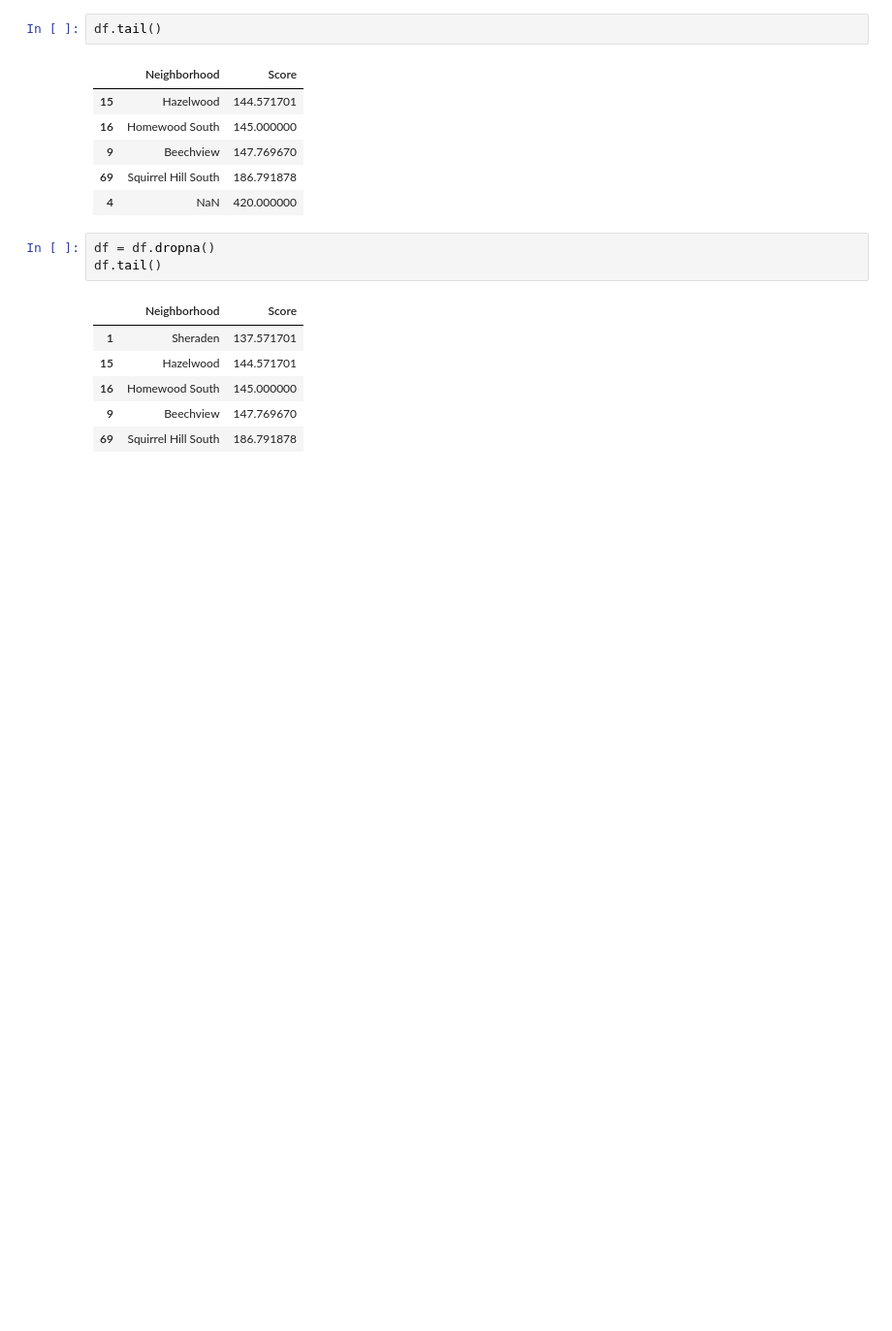
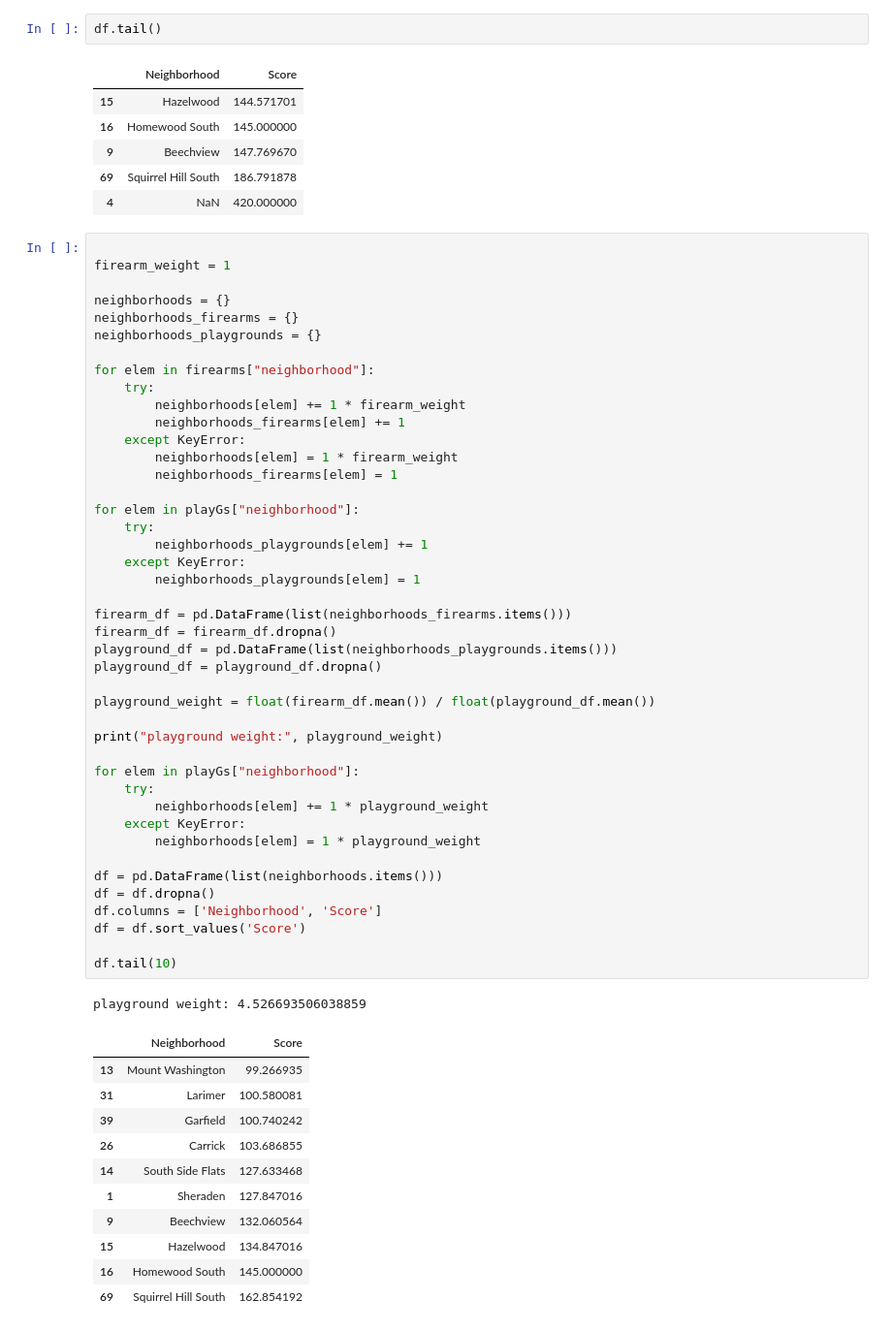
Before and after one commit to djb179/Playground-Penguins, a Jupyter notebook: main.ipynb, the cells around one changed output. Shown: that part at 97% size. Saved outputs shown, nothing was run; the diff lists cells and outputs as text; blank space fills up the shorter version.

```diff
--- a/main.ipynb
+++ b/main.ipynb
@@ -93,13 +93,59 @@ df.tail()
 | 9 | Beechview | 147.769670 |
 | 69 | Squirrel Hill South | 186.791878 |
 | 4 | NaN | 420.000000 |
-# %%
-df = df.dropna()
-df.tail()
-# %% [output]
-|  | Neighborhood | Score |
-| 1 | Sheraden | 137.571701 |
-| 15 | Hazelwood | 144.571701 |
-| 16 | Homewood South | 145.000000 |
-| 9 | Beechview | 147.769670 |
-| 69 | Squirrel Hill South | 186.791878 |
+# %%
+
+firearm_weight = 1
+
+neighborhoods = {}
+neighborhoods_firearms = {}
+neighborhoods_playgrounds = {}
+
+for elem in firearms["neighborhood"]:
+    try:
+        neighborhoods[elem] += 1 * firearm_weight
+        neighborhoods_firearms[elem] += 1
+    except KeyError:
+        neighborhoods[elem] = 1 * firearm_weight
+        neighborhoods_firearms[elem] = 1
+
+for elem in playGs["neighborhood"]:
+    try:
+        neighborhoods_playgrounds[elem] += 1
+    except KeyError:
+        neighborhoods_playgrounds[elem] = 1
+
+firearm_df = pd.DataFrame(list(neighborhoods_firearms.items()))
+firearm_df = firearm_df.dropna()
+playground_df = pd.DataFrame(list(neighborhoods_playgrounds.items()))
+playground_df = playground_df.dropna()
+
+playground_weight = float(firearm_df.mean()) / float(playground_df.mean())
+
+print("playground weight:", playground_weight)
+
+for elem in playGs["neighborhood"]:
+    try:
+        neighborhoods[elem] += 1 * playground_weight
+    except KeyError:
+        neighborhoods[elem] = 1 * playground_weight
+
+df = pd.DataFrame(list(neighborhoods.items()))
+df = df.dropna()
+df.columns = ['Neighborhood', 'Score']
+df = df.sort_values('Score')
+
+df.tail(10)
+# %% [output]
+playground weight: 4.526693506038859
+|  | Neighborhood | Score |
+| 13 | Mount Washington | 99.266935 |
+| 31 | Larimer | 100.580081 |
+| 39 | Garfield | 100.740242 |
+| 26 | Carrick | 103.686855 |
+| 14 | South Side Flats | 127.633468 |
+| 1 | Sheraden | 127.847016 |
+| 9 | Beechview | 132.060564 |
+| 15 | Hazelwood | 134.847016 |
+| 16 | Homewood South | 145.000000 |
+| 69 | Squirrel Hill South | 162.854192 |
```
Also changed, not shown: parts of 2 cells of this notebook.
